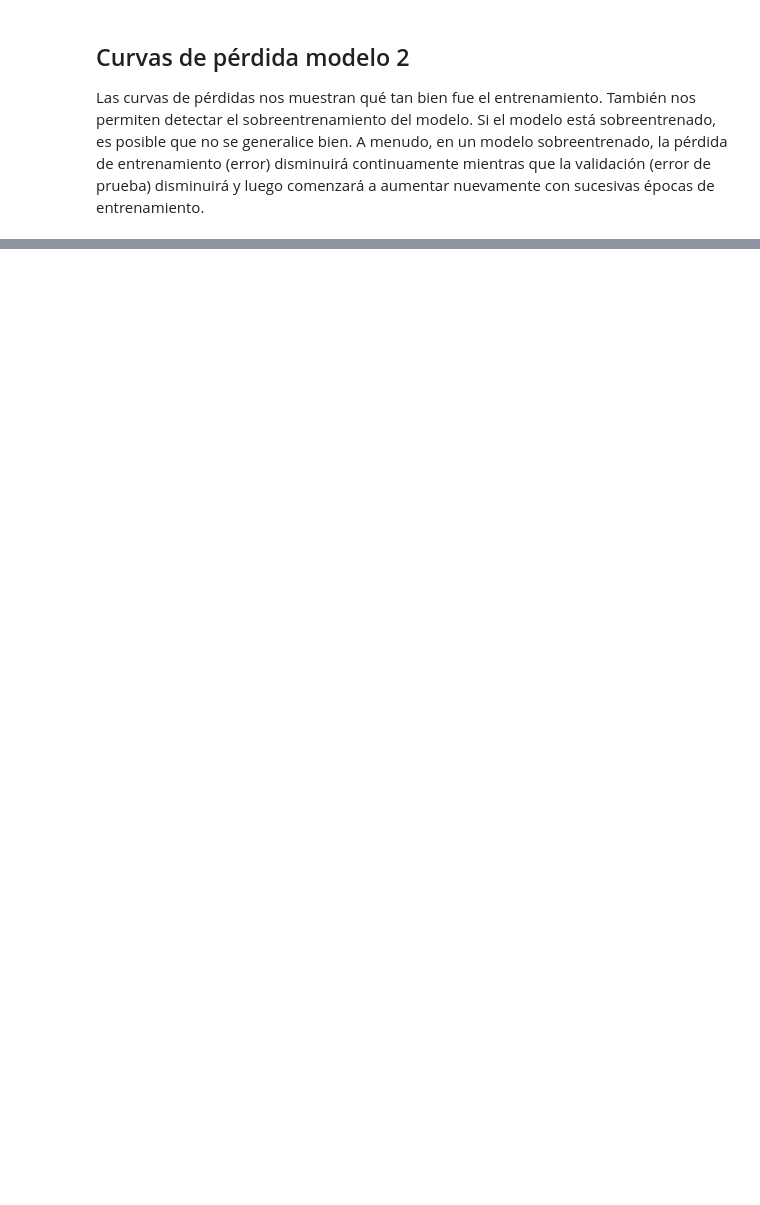
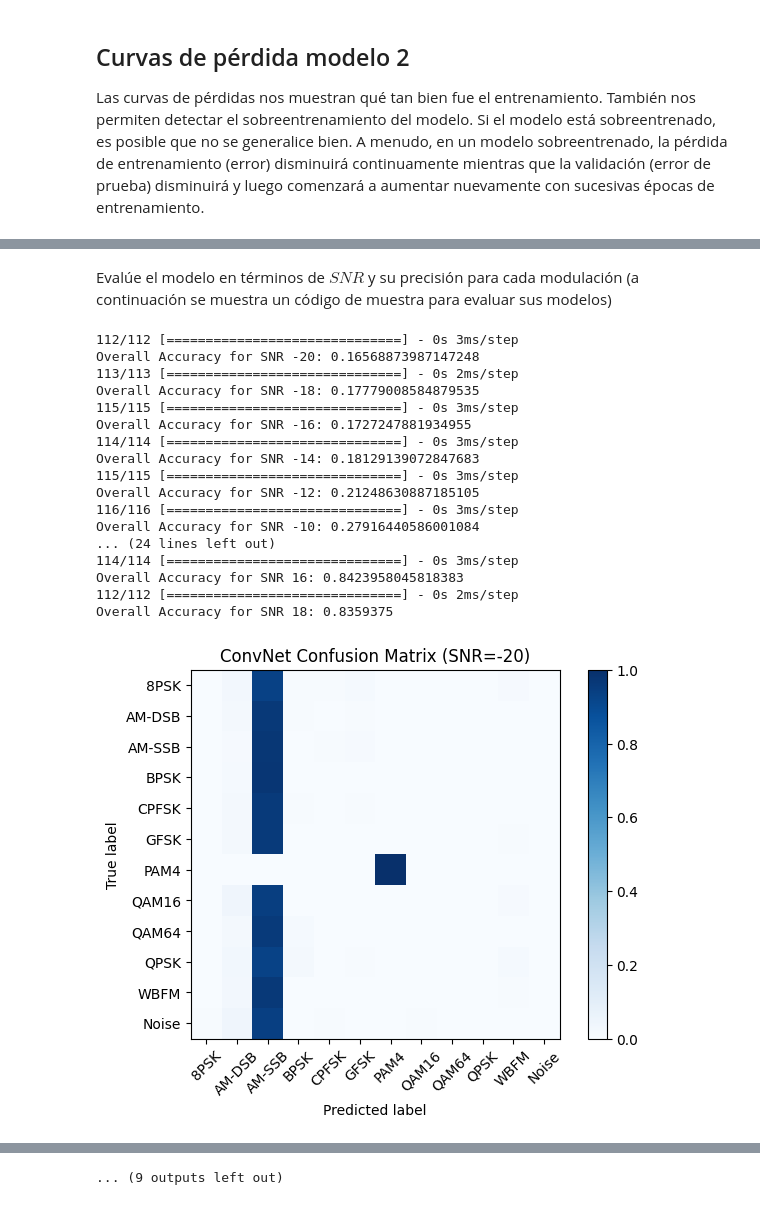
Before and after one commit to Juandiego88/ProyectoFinal_S3_G1, a Jupyter notebook: FinalProject_TS3_RadioML_G1_20232.ipynb, the cells around one changed output, grey strips where cells are left out. Cells and saved outputs as stored; diff of their text form; code cells hidden in the pictures; blank space fills up the shorter version.

```diff
--- a/FinalProject_TS3_RadioML_G1_20232.ipynb
+++ b/FinalProject_TS3_RadioML_G1_20232.ipynb
@@ -678,0 +667,53 @@ Good luck!
+# %% [markdown]
+Evalúe el modelo en términos de $SNR$ y su precisión para cada modulación (a continuación se muestra un código de muestra para evaluar sus modelos)
+# %%
+# Plot confusion matrix
+acc = {}
+for snr in snrs:
+
+    # extract classes @ SNR
+    test_SNRs = map(lambda x: int(lbl[x][1]), test_idx)
+
+    test_S = []
+    for i in test_SNRs:
+      test_S.append(i)
+    test_S = np.array(test_S)
+    test_X_i = X_test[np.where(test_S == snr)]
+    test_Y_i = Y_test[np.where(test_S == snr)]
+
+    # estimate classes
+    test_Y_i_hat = model1.predict(test_X_i)
+    conf = np.zeros([len(classes),len(classes)])
+    confnorm = np.zeros([len(classes),len(classes)])
+    for i in range(0,test_X_i.shape[0]):
+        j = list(test_Y_i[i,:]).index(1)
+        k = int(np.argmax(test_Y_i_hat[i,:]))
+        conf[j,k] = conf[j,k] + 1
+    for i in range(0,len(classes)):
+        confnorm[i,:] = conf[i,:] / np.sum(conf[i,:])
+    plt.figure()
+    plot_confusion_matrix(confnorm, labels=classes, title="ConvNet Confusion Matrix (SNR=%d)"%(snr))
+
+    cor = np.sum(np.diag(conf))
+    ncor = np.sum(conf) - cor
+    print("Overall Accuracy for SNR {}: {}".format(snr, cor / (cor+ncor)))
+    acc[snr] = 1.0*cor/(cor+ncor)
+# %% [output]
+112/112 [==============================] - 0s 3ms/step
+Overall Accuracy for SNR -20: 0.16568873987147248
+113/113 [==============================] - 0s 2ms/step
+Overall Accuracy for SNR -18: 0.17779008584879535
+115/115 [==============================] - 0s 3ms/step
+Overall Accuracy for SNR -16: 0.1727247881934955
+114/114 [==============================] - 0s 3ms/step
+Overall Accuracy for SNR -14: 0.18129139072847683
+115/115 [==============================] - 0s 3ms/step
+Overall Accuracy for SNR -12: 0.21248630887185105
+116/116 [==============================] - 0s 3ms/step
+Overall Accuracy for SNR -10: 0.27916440586001084
+... (24 lines left out)
+114/114 [==============================] - 0s 3ms/step
+Overall Accuracy for SNR 16: 0.8423958045818383
+112/112 [==============================] - 0s 2ms/step
+Overall Accuracy for SNR 18: 0.8359375
+[figure, added]
@@ -678,0 +730 @@ Good luck!
+... (9 outputs left out)
```
Also changed, not shown: parts of 27 cells of this notebook.
